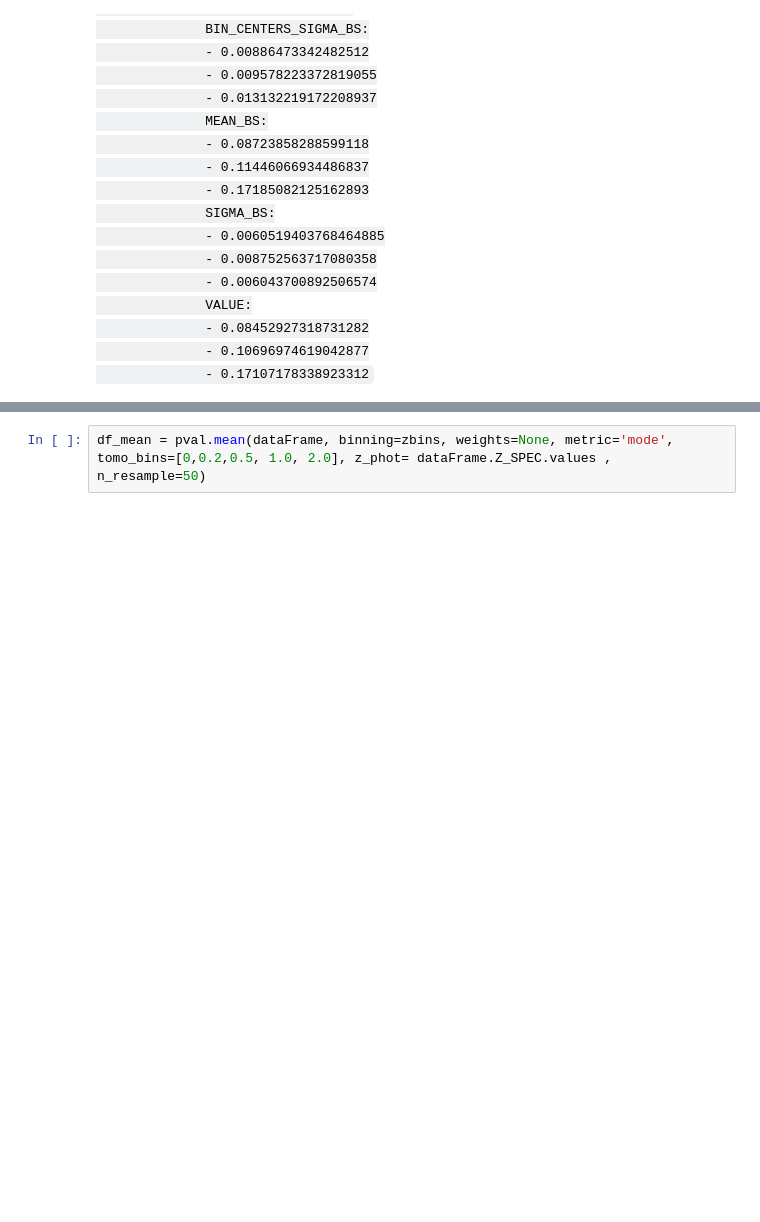
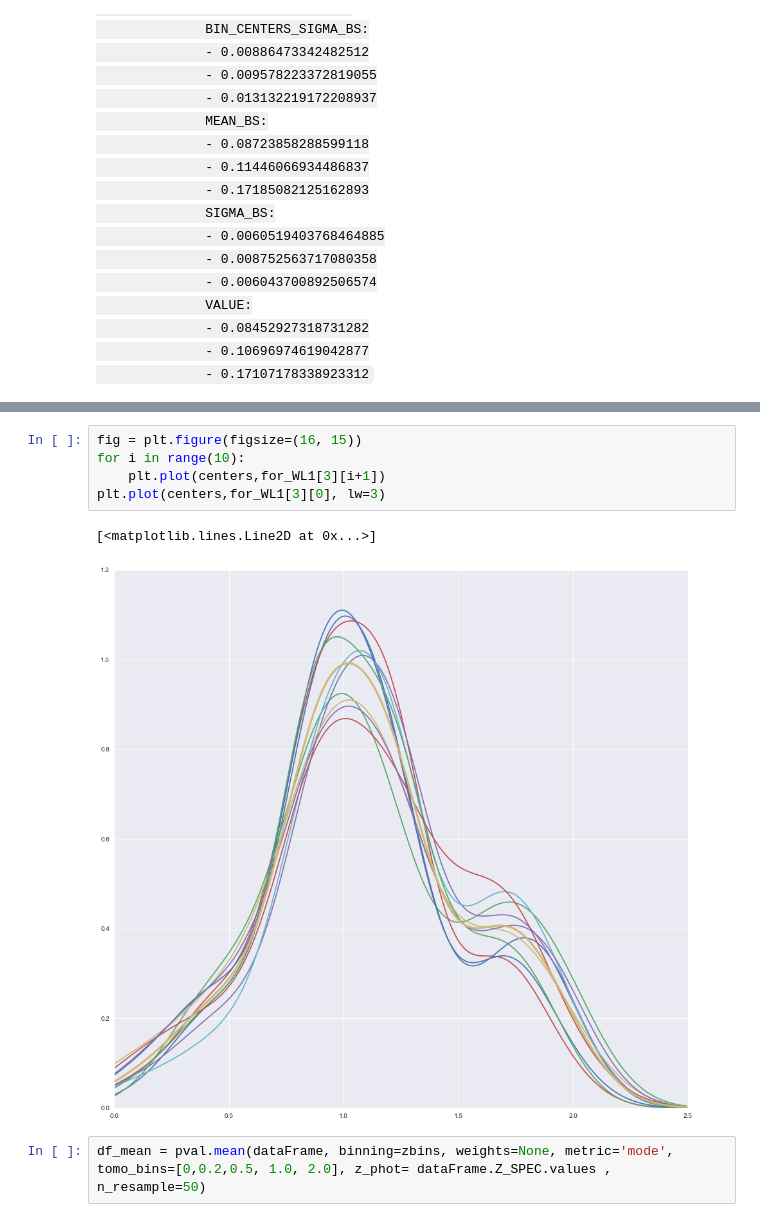
Before and after one commit to DarkEnergySurvey/bpz, a Jupyter notebook: notebook/ValidationScriptExample.ipynb, the cells around one changed output, grey strips where cells are left out. Saved outputs shown, nothing was run; the diff lists cells and outputs as text; blank space fills up the shorter version.

```diff
--- a/notebook/ValidationScriptExample.ipynb
+++ b/notebook/ValidationScriptExample.ipynb
@@ -614,3 +639,11 @@ for_WL = pval.weighted_nz_distributions(dataFrame, binning=zbins, weights=None,
+# %%
+fig = plt.figure(figsize=(16, 15))
+for i in range(10):
+    plt.plot(centers,for_WL1[3][i+1])
+plt.plot(centers,for_WL1[3][0], lw=3)
+# %% [output]
+[<matplotlib.lines.Line2D at 0x...>]
+[figure, added]
 # %%
 df_mean = pval.mean(dataFrame, binning=zbins, weights=None, metric='mode', tomo_bins=[0,0.2,0.5, 1.0, 2.0], z_phot= dataFrame.Z_SPEC.values , n_resample=50)
 # %% [output]
```
Also changed, not shown: parts of 16 cells of this notebook, 2 other files.
